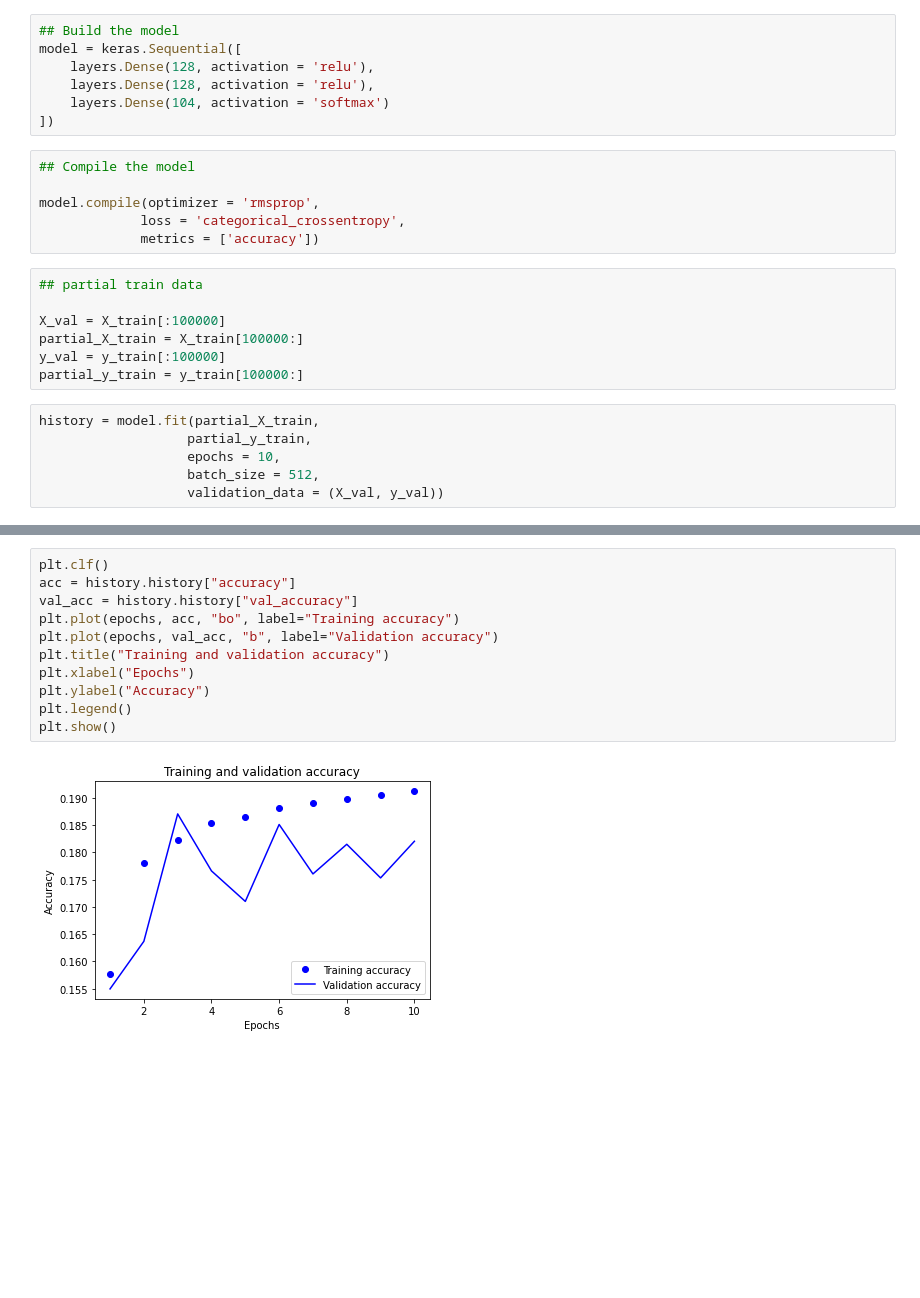
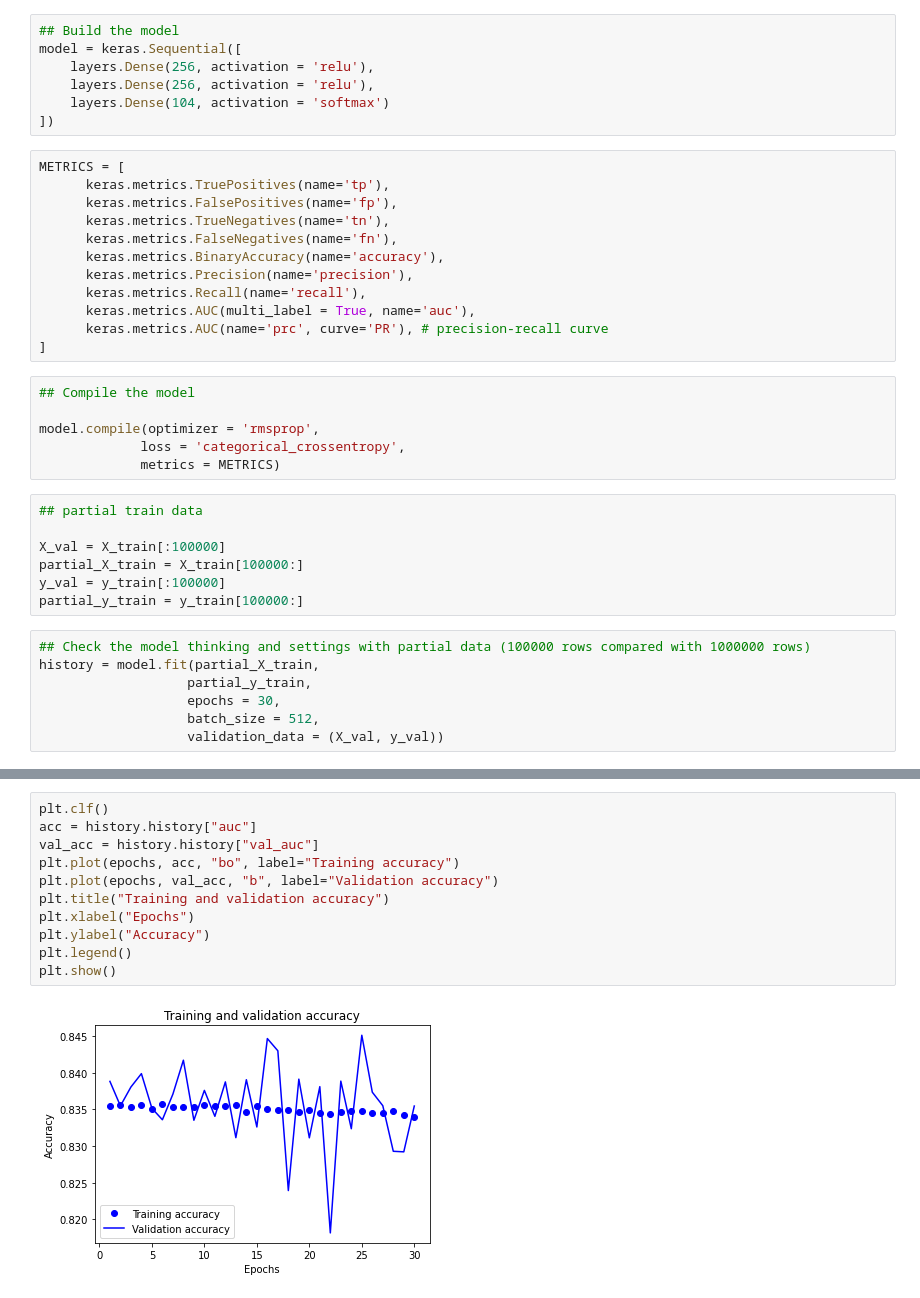
Before and after one commit to James-8212913/ml_deploy, a Jupyter notebook: model_dev/notebooks/model.ipynb, the cells around one changed output, grey strips where cells are left out. Drawn from its saved outputs; the diff is of its cells as text; blank space fills up the shorter version.

Commit message:
updated notebooks for both model and eda

```diff
--- a/model_dev/notebooks/model.ipynb
+++ b/model_dev/notebooks/model.ipynb
@@ -71,16 +73,28 @@ ValueError: Found input variables with inconsistent numbers of samples: [346560,
 # %%
 ## Build the model
 model = keras.Sequential([
-    layers.Dense(128, activation = 'relu'),
-    layers.Dense(128, activation = 'relu'),
+    layers.Dense(256, activation = 'relu'),
+    layers.Dense(256, activation = 'relu'),
     layers.Dense(104, activation = 'softmax')
 ])
+# %%
+METRICS = [
+      keras.metrics.TruePositives(name='tp'),
+      keras.metrics.FalsePositives(name='fp'),
+      keras.metrics.TrueNegatives(name='tn'),
+      keras.metrics.FalseNegatives(name='fn'),
+      keras.metrics.BinaryAccuracy(name='accuracy'),
+      keras.metrics.Precision(name='precision'),
+      keras.metrics.Recall(name='recall'),
+      keras.metrics.AUC(multi_label = True, name='auc'),
+      keras.metrics.AUC(name='prc', curve='PR'), # precision-recall curve
+]
 # %%
 ## Compile the model
 
 model.compile(optimizer = 'rmsprop',
              loss = 'categorical_crossentropy',
-             metrics = ['accuracy'])
+             metrics = METRICS)
 # %%
 ## partial train data
 
@@ -89,9 +103,10 @@ partial_X_train = X_train[100000:]
 y_val = y_train[:100000]
 partial_y_train = y_train[100000:]
 # %%
+## Check the model thinking and settings with partial data (100000 rows compared with 1000000 rows)
 history = model.fit(partial_X_train,
                    partial_y_train,
-                   epochs = 10,
+                   epochs = 30,
                    batch_size = 512,
                    validation_data = (X_val, y_val))
 # %% [output]
@@ -132,14 +173,14 @@ plt.show()
 # %%
 plt.clf()
-acc = history.history["accuracy"]
-val_acc = history.history["val_accuracy"]
+acc = history.history["auc"]
+val_acc = history.history["val_auc"]
 plt.plot(epochs, acc, "bo", label="Training accuracy")
 plt.plot(epochs, val_acc, "b", label="Validation accuracy")
 plt.title("Training and validation accuracy")
 plt.xlabel("Epochs")
 plt.ylabel("Accuracy")
 plt.legend()
 plt.show()
 # %% [output]
-[figure, old version]
+[figure, new version]
 # %%
```
Also changed, not shown: parts of 15 cells of this notebook, 1 other file.
